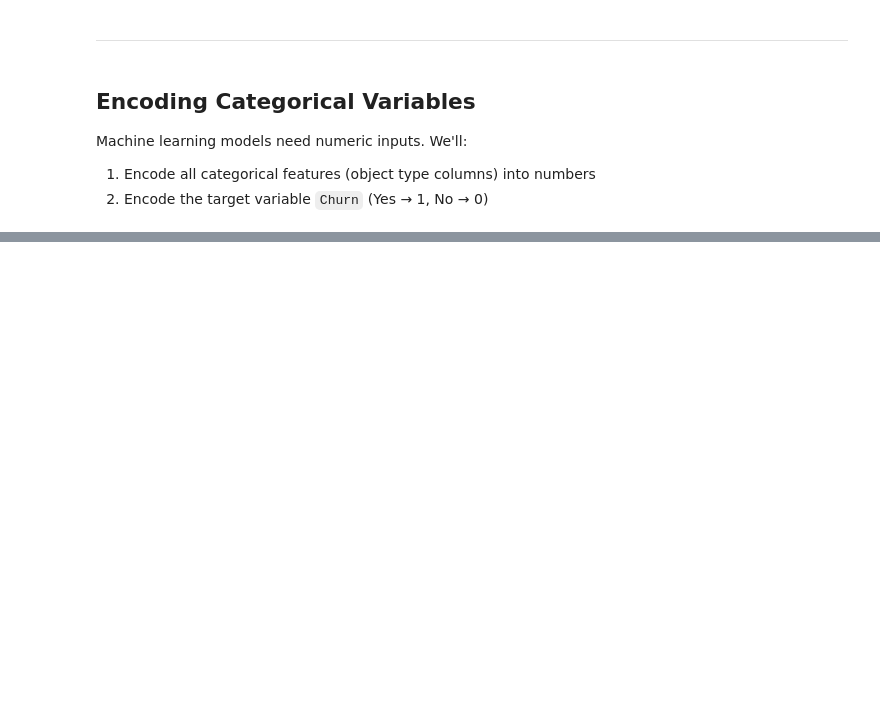
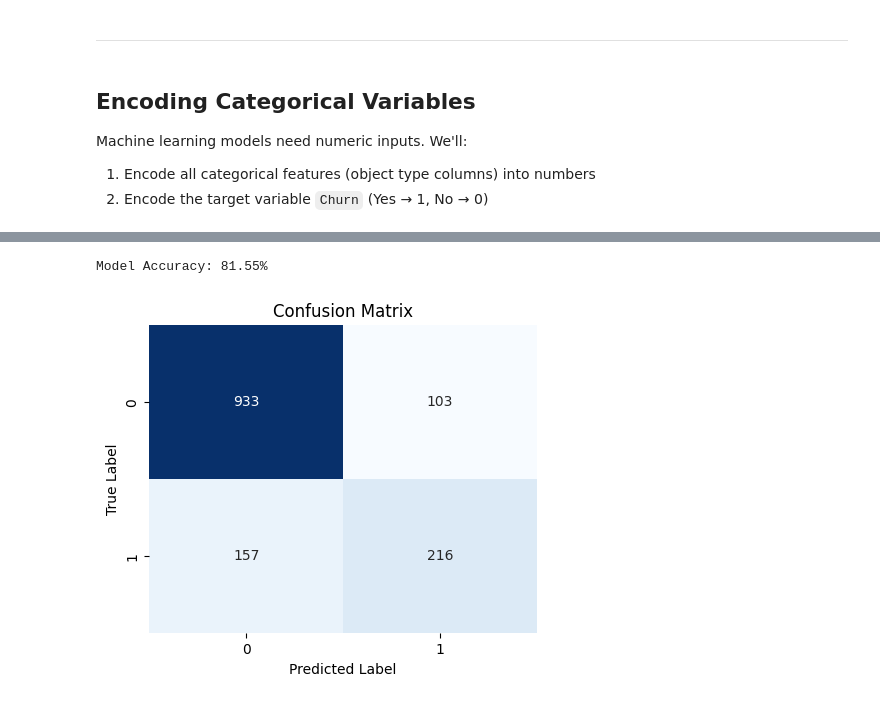
Before and after one commit to AzhadArshad/MachineLearningFromScratch, a Jupyter notebook: notebooks/Customer Churn Prediction/Customer_Churn_Predictor.ipynb, the cells around one changed output, grey strips where cells are left out. Drawn from its saved outputs; the diff is of its cells as text; code cells hidden in the pictures; blank space fills up the shorter version.

Commit message:
churn prediction using Logistic Regression and Random Forest

```diff
--- a/notebooks/Customer Churn Prediction/Customer_Churn_Predictor.ipynb
+++ b/notebooks/Customer Churn Prediction/Customer_Churn_Predictor.ipynb
@@ -201,0 +268,4 @@ Machine learning models need numeric inputs. We'll:
+# %%
+model = LogisticRegression(max_iter = 1000)
+# %%
+model.fit(X_train_scaled,y_train)
@@ -201,0 +274,2 @@ Machine learning models need numeric inputs. We'll:
+# %%
+y_pred = model.predict(X_test_scaled)
@@ -201,0 +285,19 @@ Machine learning models need numeric inputs. We'll:
+# %%
+accuracy = accuracy_score(y_test,y_pred)
+acc_percentile = accuracy*100
+print(f"Model Accuracy: {acc_percentile:.2f}%")
+# %% [output]
+Model Accuracy: 81.55%
+# %%
+# Confusion Matrix
+cm = confusion_matrix(y_test, y_pred)
+# %%
+# Visualize Confusion Matrix
+plt.figure(figsize=(5,4))
+sns.heatmap(cm, annot=True, fmt='d', cmap='Blues', cbar=False)
+plt.title("Confusion Matrix")
+plt.xlabel("Predicted Label")
+plt.ylabel("True Label")
+plt.show()
+# %% [output]
+[figure, added]
```
Also changed, not shown: parts of 41 cells of this notebook.
